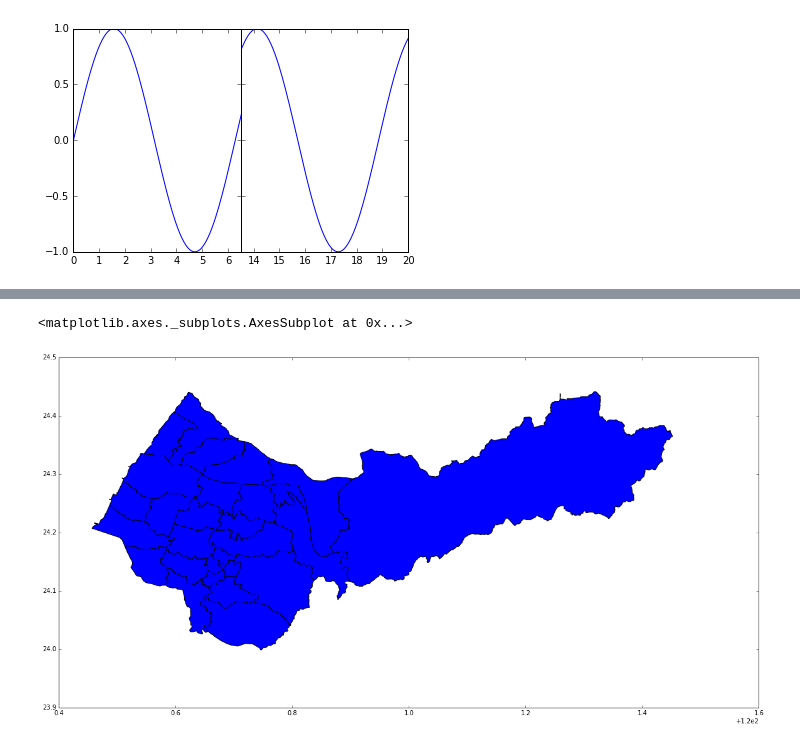
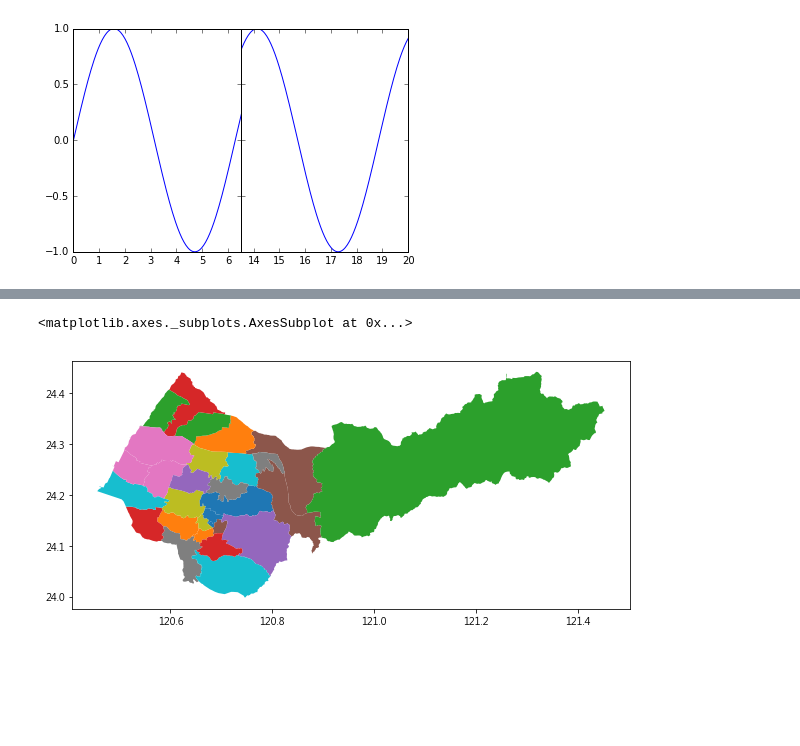
Before and after one commit to LaiYenShuo/Python_test, a Jupyter notebook: PLOT.ipynb, the cells around one changed output, grey strips where cells are left out. Saved outputs shown, nothing was run; the diff lists cells and outputs as text; code cells hidden in the pictures; blank space fills up the shorter version.

```diff
--- a/PLOT.ipynb
+++ b/PLOT.ipynb
@@ -247,6 +227,6 @@ town_shp.plot(cmap='RdBu')
 # %%
 taichung_town_shp=town_shp[town_shp['COUNTYNAME']=='臺中市']
-taichung_town_shp.plot()
+taichung_town_shp.plot(column='TOWNNAME')
 # %% [output]
 <matplotlib.axes._subplots.AxesSubplot at 0x...>
-[figure, old version]
+[figure, new version]
```
Also changed, not shown: parts of 8 cells of this notebook.
